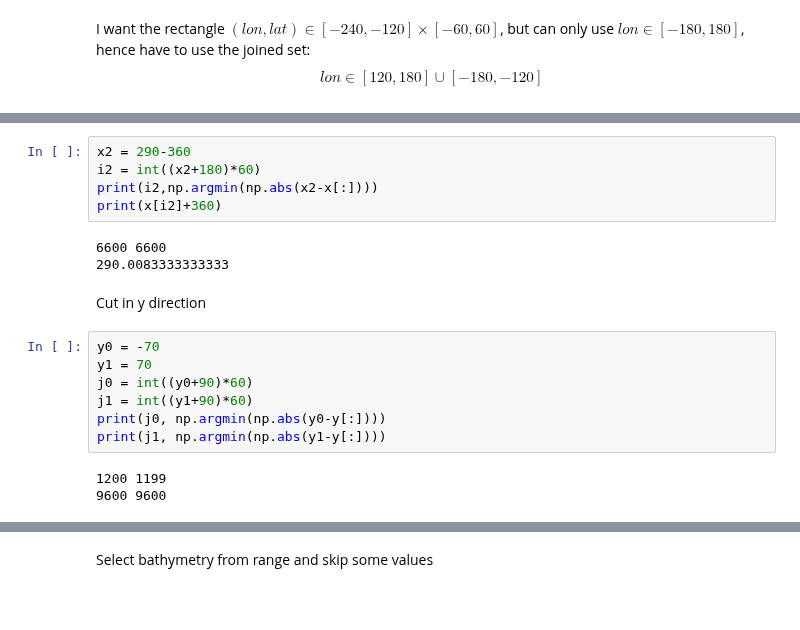
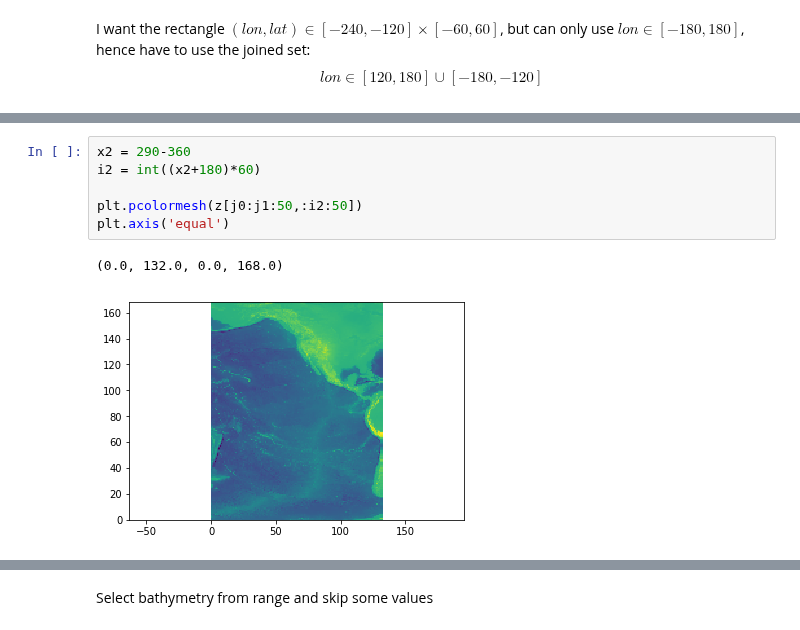
Before and after one commit to jgalazm/Nami, a Jupyter notebook: validation/04_tohoku2011/data/bathymetry.ipynb, the cells around one changed output, grey strips where cells are left out. Cells and saved outputs as stored; diff of their text form; blank space fills up the shorter version.

```diff
--- a/validation/04_tohoku2011/data/bathymetry.ipynb
+++ b/validation/04_tohoku2011/data/bathymetry.ipynb
@@ -80,20 +63,9 @@ x[:].min(),x[:].max()
 # %%
 x2 = 290-360
 i2 = int((x2+180)*60)
-print(i2,np.argmin(np.abs(x2-x[:])))
-print(x[i2]+360)
+
+plt.pcolormesh(z[j0:j1:50,:i2:50])
+plt.axis('equal')
 # %% [output]
-6600 6600
-290.0083333333333
+(0.0, 132.0, 0.0, 168.0)
+[figure, added]
-# %% [markdown]
-Cut in y direction
-# %%
-y0 = -70
-y1 = 70
-j0 = int((y0+90)*60)
-j1 = int((y1+90)*60)
-print(j0, np.argmin(np.abs(y0-y[:])))
-print(j1, np.argmin(np.abs(y1-y[:])))
-# %% [output]
-1200 1199
-9600 9600
```
Also changed, not shown: parts of 17 cells of this notebook, 1 other file.
